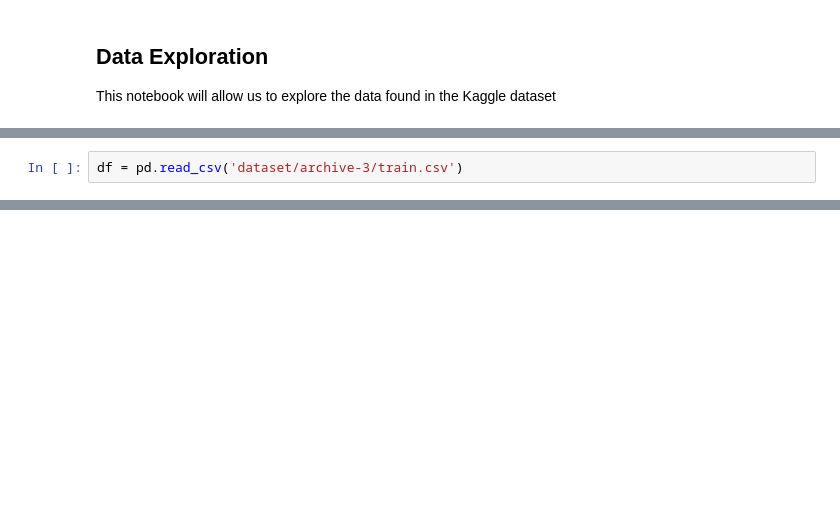
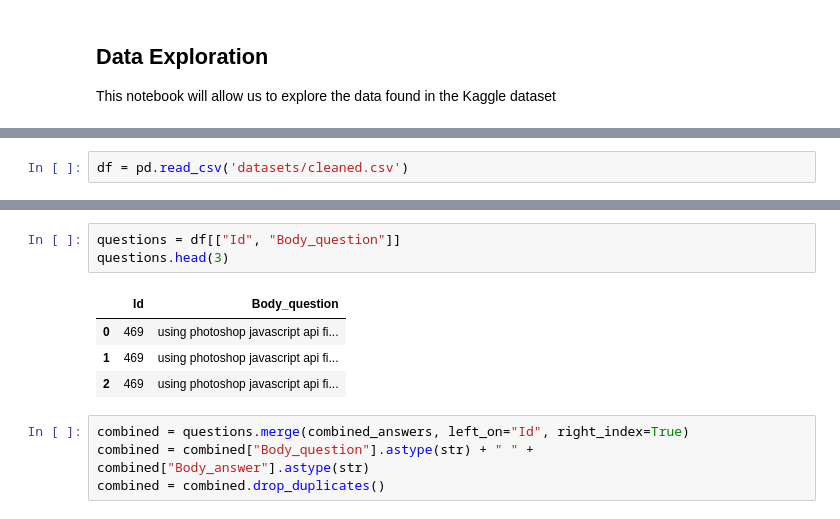
Before and after one commit to v1zhu/Stackbot-DS3, a Jupyter notebook: data_exploration.ipynb, the cells around one changed output, grey strips where cells are left out. Drawn from its saved outputs; the diff is of its cells as text; blank space fills up the shorter version.

Commit message:
start tfidf function for search
using Jake's cleaned dataframe

```diff
--- a/data_exploration.ipynb
+++ b/data_exploration.ipynb
@@ -10,6 +9,6 @@ import seaborn as sns
 import os
 # %%
-df = pd.read_csv('dataset/archive-3/train.csv')
+df = pd.read_csv('datasets/cleaned.csv')
 # %%
 df.head()
 # %% [output]
@@ -21,0 +45,12 @@ df.head()
+# %%
+questions = df[["Id", "Body_question"]]
+questions.head(3)
+# %% [output]
+|  | Id | Body_question |
+| 0 | 469 | using photoshop javascript api fi... |
+| 1 | 469 | using photoshop javascript api fi... |
+| 2 | 469 | using photoshop javascript api fi... |
+# %%
+combined = questions.merge(combined_answers, left_on="Id", right_index=True)
+combined = combined["Body_question"].astype(str) + " " + combined["Body_answer"].astype(str)
+combined = combined.drop_duplicates()
```
Also changed, not shown: parts of 12 cells of this notebook.
